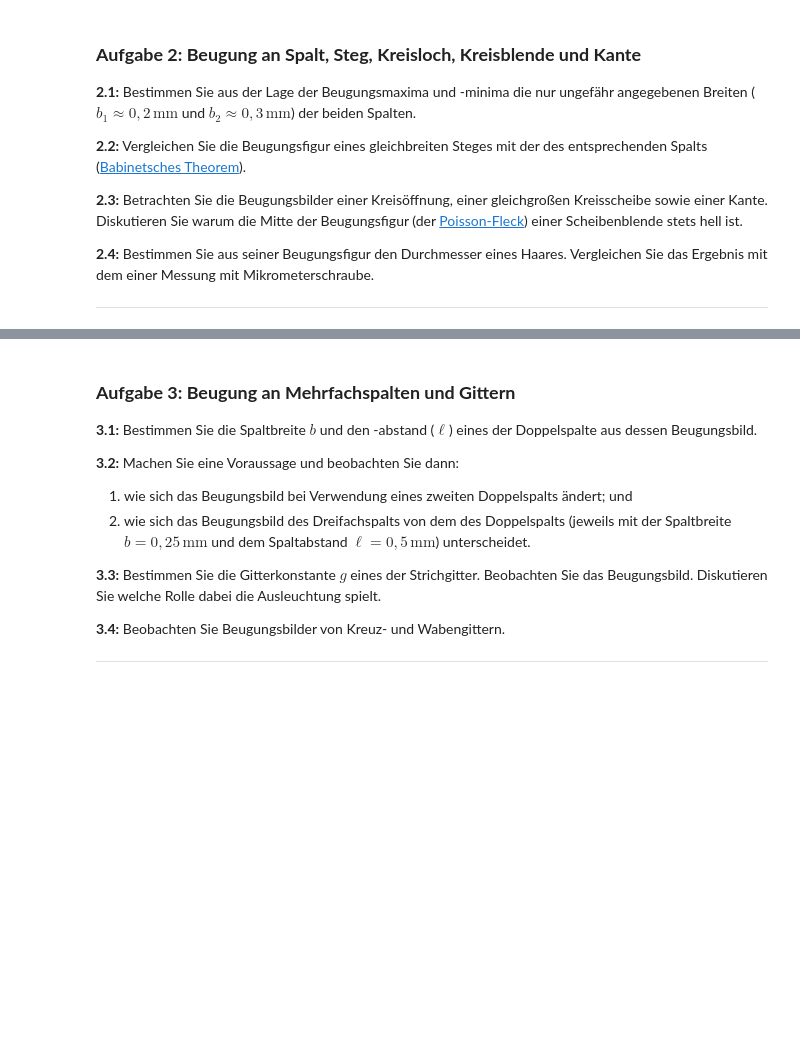
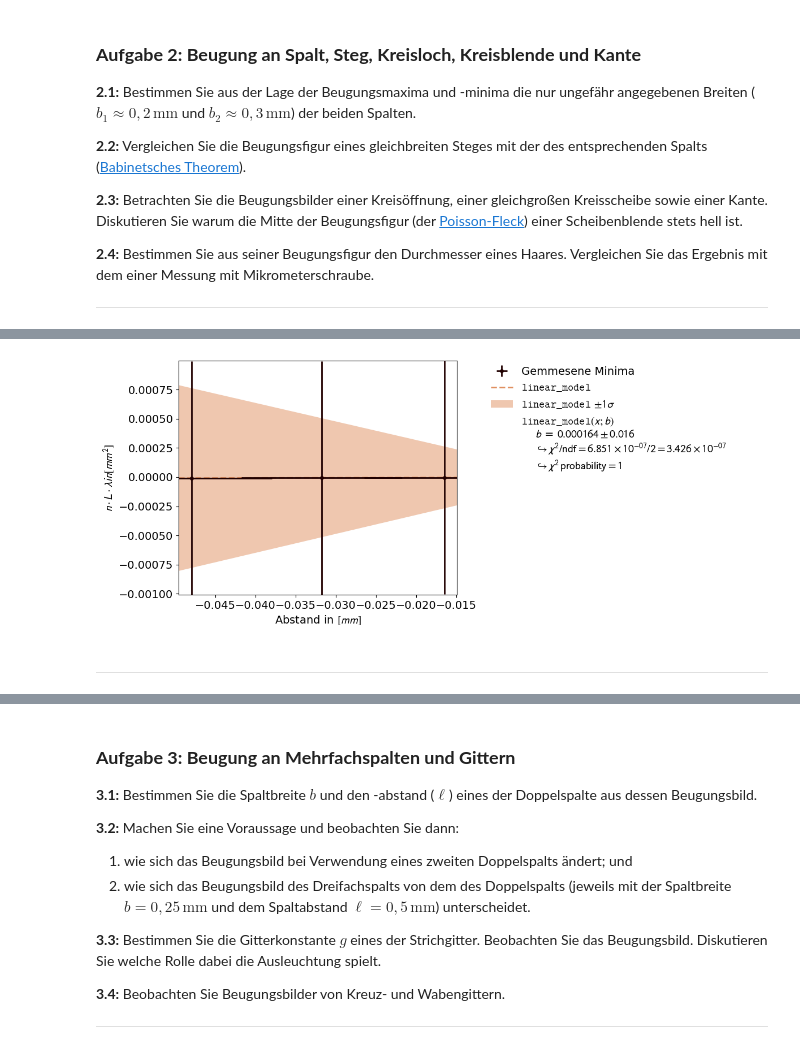
Before and after one commit to AlFa-Tier/Uni_codes, a Jupyter notebook: Praktikum/Laser_Optik_Teil_A/Laser-Optik_Teil_A.ipynb, the cells around one changed output, grey strips where cells are left out. Drawn from its saved outputs; the diff is of its cells as text; code cells hidden in the pictures; blank space fills up the shorter version.

```diff
--- a/Praktikum/Laser_Optik_Teil_A/Laser-Optik_Teil_A.ipynb
+++ b/Praktikum/Laser_Optik_Teil_A/Laser-Optik_Teil_A.ipynb
@@ -246,0 +303,41 @@ AttributeError: module 'matplotlib._docstring' has no attribute 'kwarg_doc'
+# %%
+import numpy as np
+import matplotlib.pyplot as plt
+import kafe2
+
+def y_is (n,L, lam = 632.8*10**(-9)):
+
+    y  = (n*L*lam)
+    return y
+
+def linear_model(x,b):
+    return b*x
+
+
+
+x_n=np.array([-16.5E-3,-31.8E-3, -48E-3]) # in Meter
+n=np.array([-1,-2,-3]) # in Meter
+L:float=  4.5 # in Meter
+x_err:float= 0.01 # in Meter
+L_err:float= 0.01 #in Meter
+y_err:float = 0.001
+
+
+xy_data = kafe2.XYContainer(x_data=x_n, y_data= y_is(n,L))
+xy_data.label='Gemmesene Minima'
+xy_data.axis_labels =['Abstand in $[mm]$','$n\cdot L\cdot\lambda in[mm^2]$']
+xy_data.add_error(axis='x', err_val = x_err)
+xy_data.add_error(axis='y', err_val = y_err)
+
+line_fit=kafe2.Fit(data=xy_data,model_function=linear_model)
+line_fit.do_fit()
+result = kafe2.Plot([line_fit])
+params = line_fit.parameter_values
+param_errors = line_fit.parameter_errors
+
+result.plot()
+plt.show()
+# %% [output]
+[figure, added]
+# %% [markdown]
+---
```
Also changed, not shown: parts of 11 cells of this notebook.
